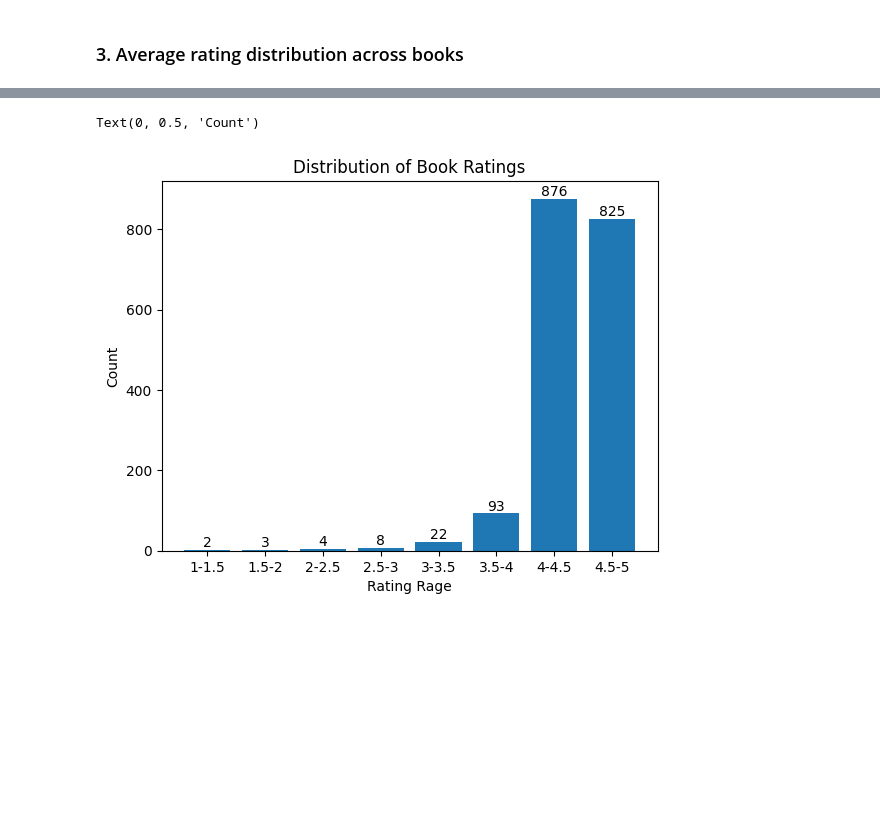
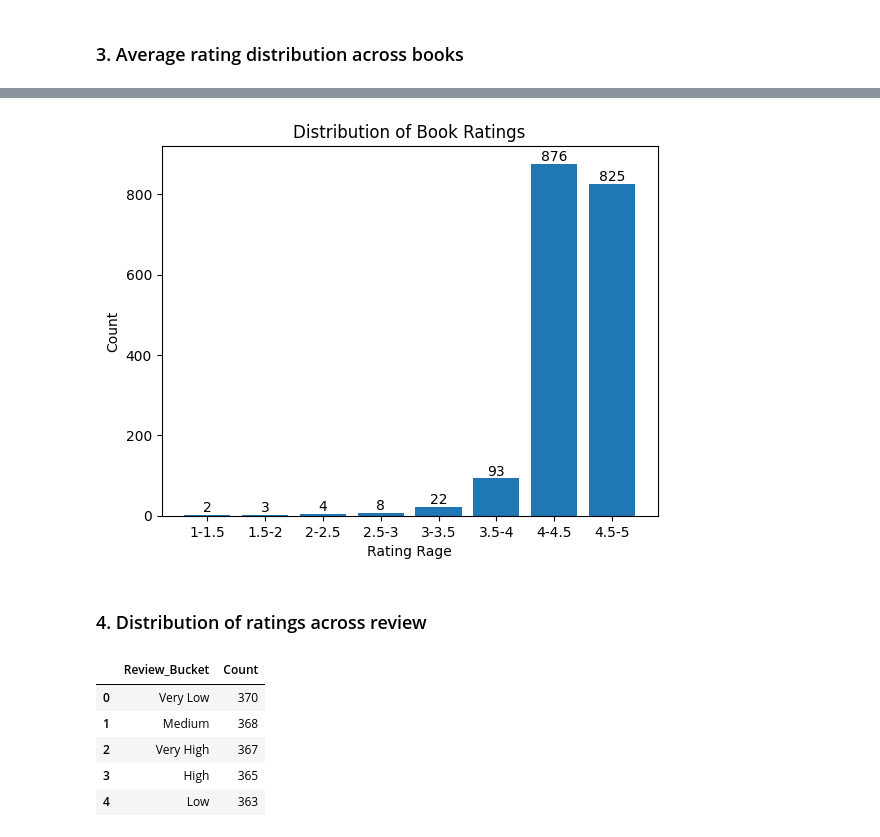
Before and after one commit to JS-Tharun/Intelligent-Book-Recommendations-System, a Jupyter notebook: notebooks/notebook.ipynb, the cells around one changed output, grey strips where cells are left out. Cells and saved outputs as stored; diff of their text form; code cells hidden in the pictures; blank space fills up the shorter version.

```diff
--- a/notebooks/notebook.ipynb
+++ b/notebooks/notebook.ipynb
@@ -525,14 +526,27 @@ Name: count, dtype: int64
 # %%
 # Visualization
 
-plt.bar(rating_bucket_counts.index, rating_bucket_counts.values)
+plt.bar(rating_bucket_counts['Rating'], rating_bucket_counts['Count'])
 
-for index, value in zip(rating_bucket_counts.index, rating_bucket_counts.values):
+for index, value in zip(rating_bucket_counts['Rating'], rating_bucket_counts['Count']):
     plt.text(index, value, str(value), ha='center', va='bottom')
 
 plt.title('Distribution of Book Ratings')
 plt.xlabel('Rating Rage')
 plt.ylabel('Count')
+plt.show()
 # %% [output]
-Text(0, 0.5, 'Count')
 [figure]
+# %% [markdown]
+### 4. Distribution of ratings across review
+# %%
+book_df['Review_Bucket'] = pd.qcut(book_df['Number_of_Reviews'], q=5, labels=['Very Low', 'Low', 'Medium', 'High', 'Very High'])
+review_distribution = book_df['Review_Bucket'].value_counts().reset_index(name='Count')
+review_distribution
+# %% [output]
+|  | Review_Bucket | Count |
+| 0 | Very Low | 370 |
+| 1 | Medium | 368 |
+| 2 | Very High | 367 |
+| 3 | High | 365 |
+| 4 | Low | 363 |
```
Also changed, not shown: parts of 3 cells of this notebook.
